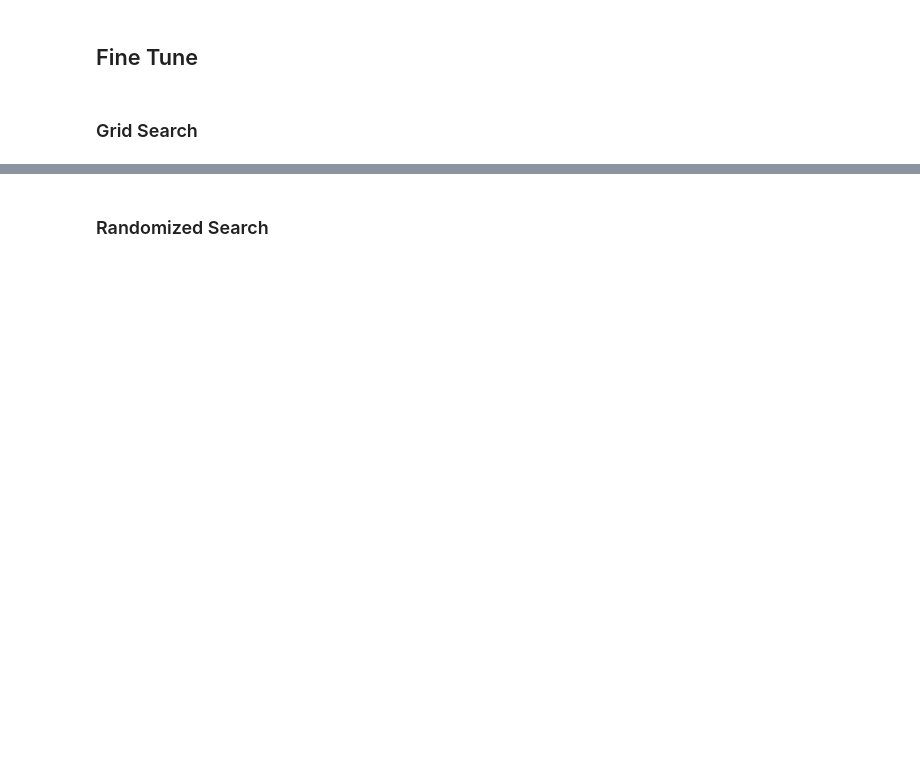
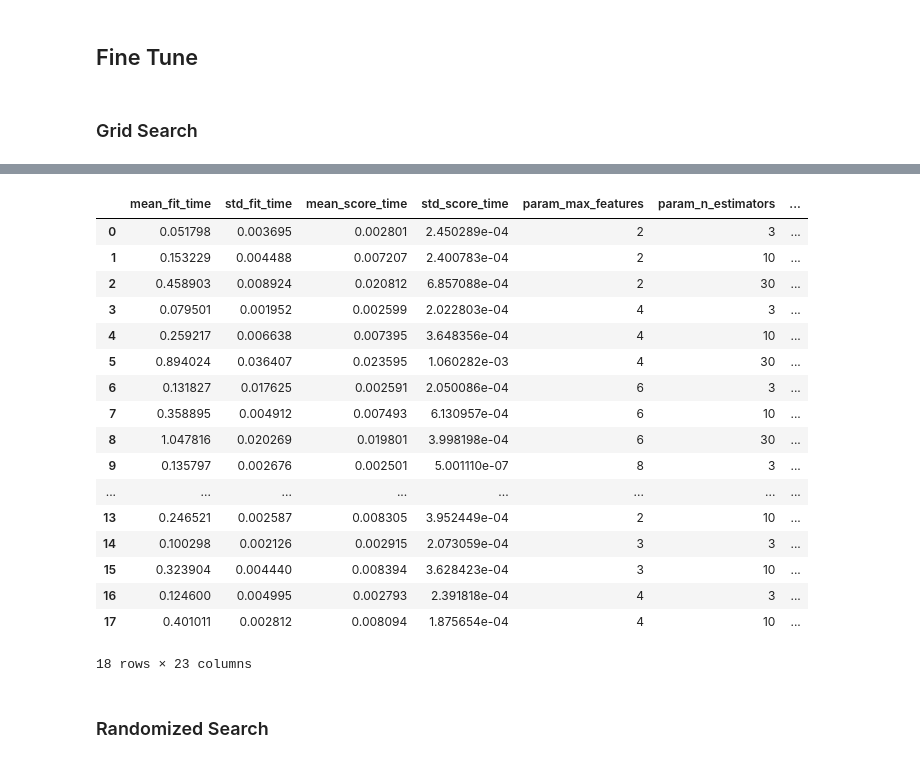
Before and after one commit to BurakcanK/BookSolutions, a Jupyter notebook: HandsOnMLwithScikitTensorflow/Chapter2/Housing.ipynb, the cells around one changed output, grey strips where cells are left out. Cells and saved outputs as stored; diff of their text form; code cells hidden in the pictures; blank space fills up the shorter version.

```diff
--- a/HandsOnMLwithScikitTensorflow/Chapter2/Housing.ipynb
+++ b/HandsOnMLwithScikitTensorflow/Chapter2/Housing.ipynb
@@ -455,0 +431,13 @@ housing_prepared
+# %%
+from sklearn.compose import ColumnTransformer
+
+num_attribs = list(housing_num)
+cat_attribs = ["ocean_proximity"]
+
+full_pipeline = ColumnTransformer([
+    ("num", num_pipeline, num_attribs),
+    ("cat", OneHotEncoder(), cat_attribs)
+])
+
+housing_prepared = full_pipeline.fit_transform(housing)
+housing_prepared
@@ -533,16 +577,14 @@ display_scores(forest_rmse_scores)
 from sklearn.model_selection import GridSearchCV
 
 param_grid = [
+    # try 12 (3×4) combinations of hyperparameters
     {'n_estimators': [3, 10, 30], 'max_features': [2, 4, 6, 8]},
+    # then try 6 (2×3) combinations with bootstrap set as False
     {'bootstrap': [False], 'n_estimators': [3, 10], 'max_features': [2, 3, 4]}
 ]
 
 forest_reg = RandomForestRegressor()
-
+# train across 5 folds, that's a total of (12+6)*5=90 rounds of training
 grid_search = GridSearchCV(forest_reg, param_grid, cv=5,
-                           scoring="neg_mean_squared_error")
-
+                           scoring="neg_mean_squared_error", return_train_score=True)
 grid_search.fit(housing_prepared, housing_labels)
-
-# results
-grid_search.best_params_
@@ -555,3 +640,24 @@ for mean_score, params in zip(cvres["mean_test_score"], cvres["params"]):
+# %%
+pd.DataFrame(grid_search.cv_results_)
+# %% [output]
+|  | mean_fit_time | std_fit_time | mean_score_time | std_score_time | param_max_features | param_n_estimators | ... |
+| 0 | 0.051798 | 0.003695 | 0.002801 | 2.450289e-04 | 2 | 3 | ... |
+| 1 | 0.153229 | 0.004488 | 0.007207 | 2.400783e-04 | 2 | 10 | ... |
+| 2 | 0.458903 | 0.008924 | 0.020812 | 6.857088e-04 | 2 | 30 | ... |
+| 3 | 0.079501 | 0.001952 | 0.002599 | 2.022803e-04 | 4 | 3 | ... |
+| 4 | 0.259217 | 0.006638 | 0.007395 | 3.648356e-04 | 4 | 10 | ... |
+| 5 | 0.894024 | 0.036407 | 0.023595 | 1.060282e-03 | 4 | 30 | ... |
+| 6 | 0.131827 | 0.017625 | 0.002591 | 2.050086e-04 | 6 | 3 | ... |
+| 7 | 0.358895 | 0.004912 | 0.007493 | 6.130957e-04 | 6 | 10 | ... |
+| 8 | 1.047816 | 0.020269 | 0.019801 | 3.998198e-04 | 6 | 30 | ... |
+| 9 | 0.135797 | 0.002676 | 0.002501 | 5.001110e-07 | 8 | 3 | ... |
+| ... | ... | ... | ... | ... | ... | ... | ... |
+| 13 | 0.246521 | 0.002587 | 0.008305 | 3.952449e-04 | 2 | 10 | ... |
+| 14 | 0.100298 | 0.002126 | 0.002915 | 2.073059e-04 | 3 | 3 | ... |
+| 15 | 0.323904 | 0.004440 | 0.008394 | 3.628423e-04 | 3 | 10 | ... |
+| 16 | 0.124600 | 0.004995 | 0.002793 | 2.391818e-04 | 4 | 3 | ... |
+| 17 | 0.401011 | 0.002812 | 0.008094 | 1.875654e-04 | 4 | 10 | ... |
+18 rows × 23 columns
 # %% [markdown]
 ### Randomized Search
 # %%
```
Also changed, not shown: parts of 29 cells of this notebook.
